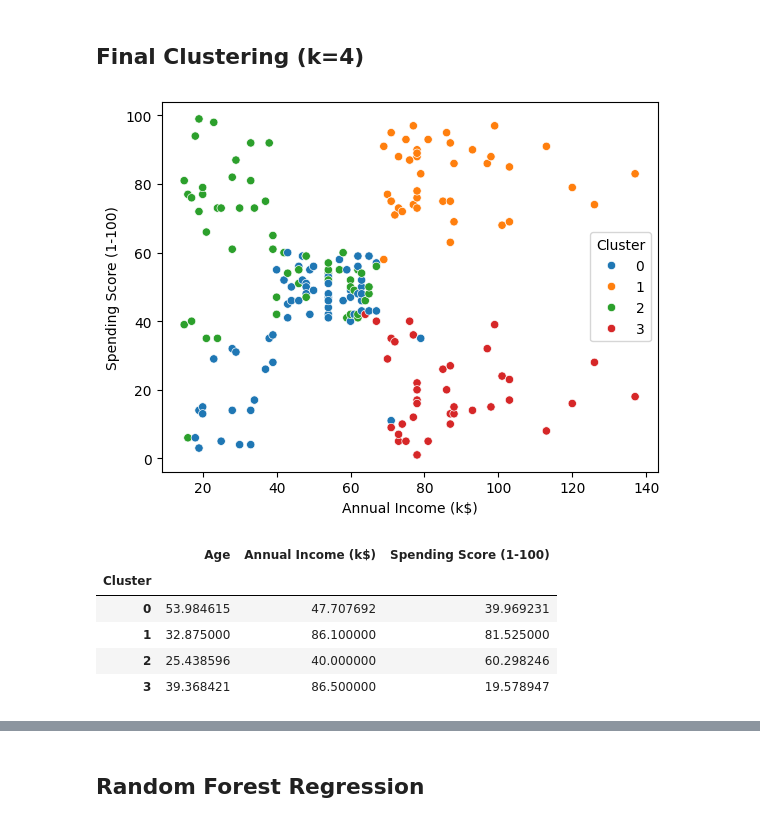
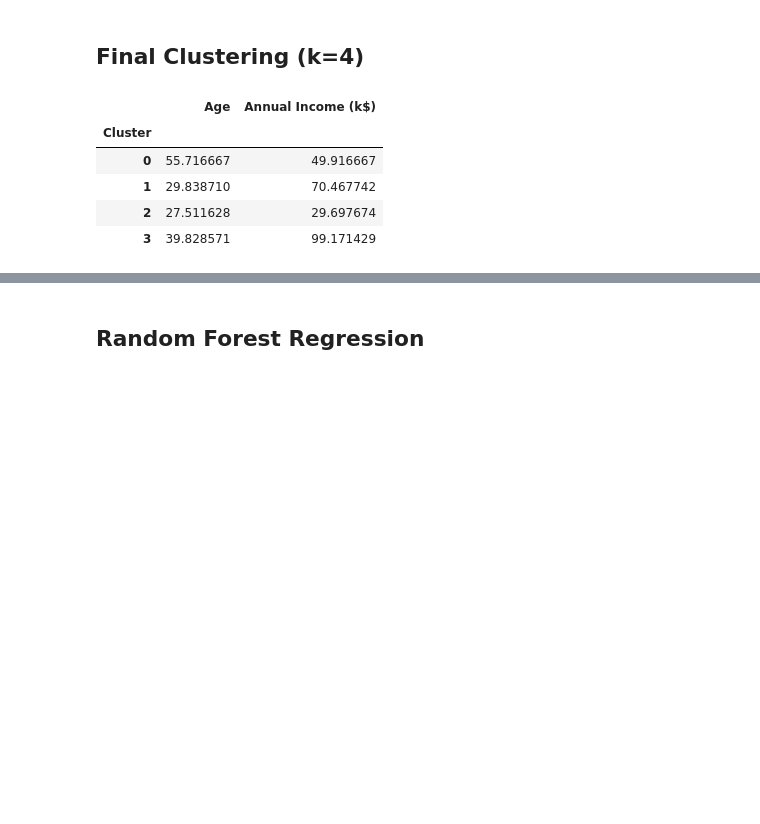
Before and after one commit to asaduljie/Final-Project-Data-Mining-Teori-Asadul-Hayyan, a Jupyter notebook: Clustering+Regresi.ipynb, the cells around one changed output, grey strips where cells are left out. Drawn from its saved outputs; the diff is of its cells as text; code cells hidden in the pictures; blank space fills up the shorter version.

```diff
--- a/Clustering+Regresi.ipynb
+++ b/Clustering+Regresi.ipynb
@@ -92,18 +94,21 @@ plt.show()
 # %% [markdown]
 ## Final Clustering (k=4)
 # %%
-km = KMeans(n_clusters=4, random_state=42)
-dfm['Cluster'] = km.fit_predict(Xs)
 
-sns.scatterplot(data=dfm, x='Annual Income (k$)', y='Spending Score (1-100)', hue='Cluster', palette='tab10')
+X_cluster = dfm[['Age', 'Annual Income (k$)']]
+
+scaler = StandardScaler()
+X_cluster_scaled = scaler.fit_transform(X_cluster)
+
+kmeans = KMeans(n_clusters=4, random_state=42)
+dfm['Cluster'] = kmeans.fit_predict(X_cluster_scaled)
+
 plt.show()
-
-dfm.groupby('Cluster')[['Age','Annual Income (k$)','Spending Score (1-100)']].mean()
+dfm.groupby('Cluster')[['Age','Annual Income (k$)']].mean()
 # %% [output]
-[figure, removed]
-|  | Age | Annual Income (k$) | Spending Score (1-100) |
-| Cluster |  |  |  |
-| 0 | 53.984615 | 47.707692 | 39.969231 |
-| 1 | 32.875000 | 86.100000 | 81.525000 |
-| 2 | 25.438596 | 40.000000 | 60.298246 |
-| 3 | 39.368421 | 86.500000 | 19.578947 |
+|  | Age | Annual Income (k$) |
+| Cluster |  |  |
+| 0 | 55.716667 | 49.916667 |
+| 1 | 29.838710 | 70.467742 |
+| 2 | 27.511628 | 29.697674 |
+| 3 | 39.828571 | 99.171429 |
```
Also changed, not shown: parts of 4 cells of this notebook, 1 other file.
